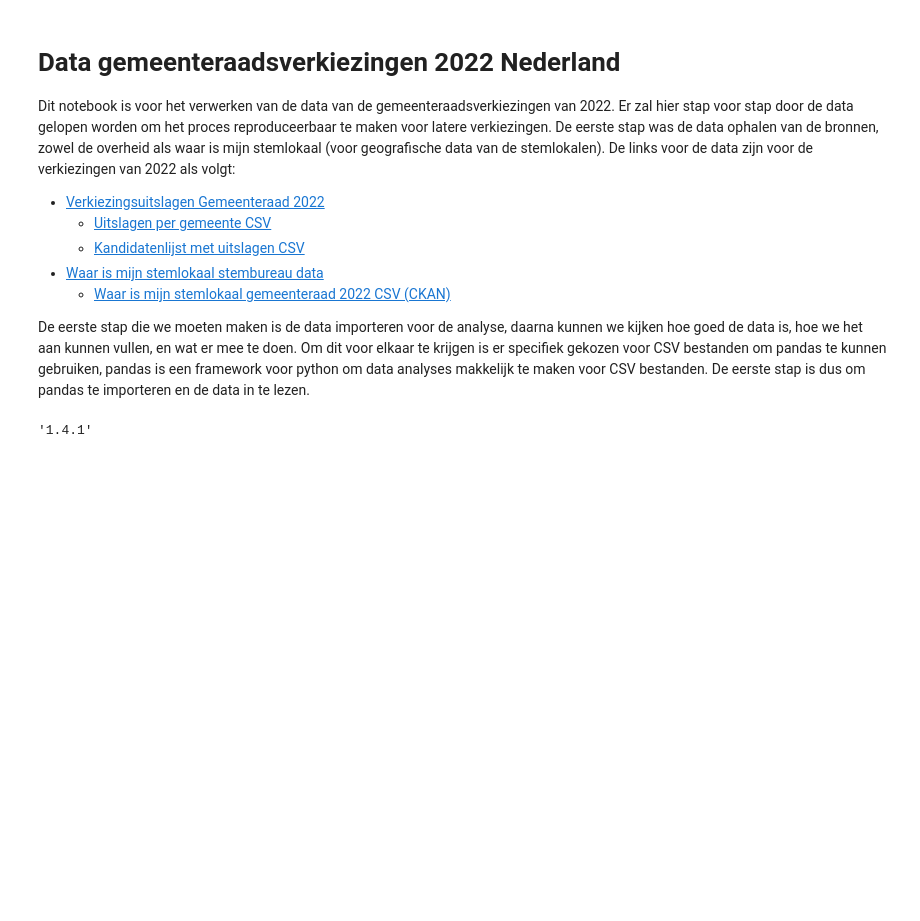
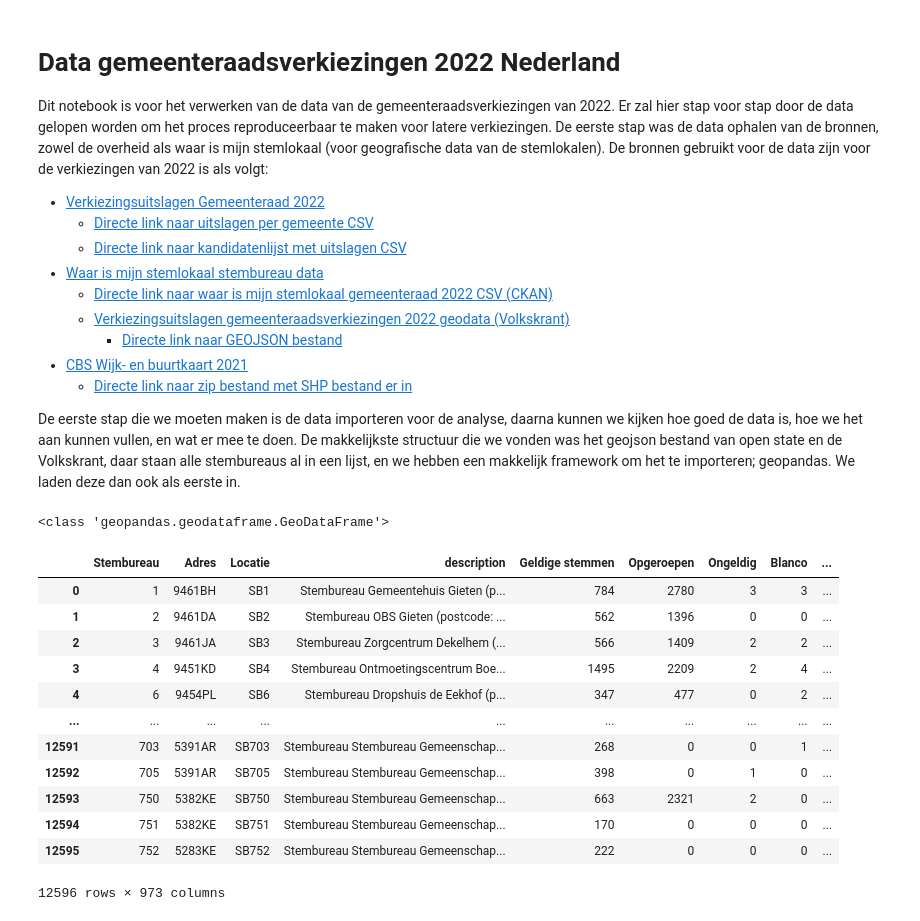
Before and after one commit to openstate/stembureau-meting, a Jupyter notebook: jupyter/stembureau_data.ipynb, the cells around one changed output. Cells and saved outputs as stored; diff of their text form; code cells hidden in the pictures; blank space fills up the shorter version.

Commit message:
added shape files, geojson, map projection

```diff
--- a/jupyter/stembureau_data.ipynb
+++ b/jupyter/stembureau_data.ipynb
@@ -1,17 +1,39 @@
 # %% [markdown]
 # Data gemeenteraadsverkiezingen 2022 Nederland
 
-Dit notebook is voor het verwerken van de data van de gemeenteraadsverkiezingen van 2022. Er zal hier stap voor stap door de data gelopen worden om het proces reproduceerbaar te maken voor latere verkiezingen. De eerste stap was de data ophalen van de bronnen, zowel de overheid als waar is mijn stemlokaal (voor geografische data van de stemlokalen). De links voor de data zijn voor de verkiezingen van 2022 als volgt:
+Dit notebook is voor het verwerken van de data van de gemeenteraadsverkiezingen van 2022. Er zal hier stap voor stap door de data gelopen worden om het proces reproduceerbaar te maken voor latere verkiezingen. De eerste stap was de data ophalen van de bronnen, zowel de overheid als waar is mijn stemlokaal (voor geografische data van de stemlokalen). De bronnen gebruikt voor de data zijn voor de verkiezingen van 2022 is als volgt:
 
 - [Verkiezingsuitslagen Gemeenteraad 2022](https://data.overheid.nl/dataset/verkiezingsuitslagen-gemeenteraad-2022#panel-resources)
-  - [Uitslagen per gemeente CSV](https://data.overheid.nl/sites/default/files/dataset/08b04bec-3332-4c76-bb0c-68bfaeb5df43/resources/GR2022_osv4-3_2022-03-24T15.33.zip)
-  - [Kandidatenlijst met uitslagen CSV](https://data.overheid.nl/sites/default/files/dataset/08b04bec-3332-4c76-bb0c-68bfaeb5df43/resources/GR2022_alle-kandidaten_2022-02-22T08.34.csv)
+  - [Directe link naar uitslagen per gemeente CSV](https://data.overheid.nl/sites/default/files/dataset/08b04bec-3332-4c76-bb0c-68bfaeb5df43/resources/GR2022_osv4-3_2022-03-24T15.33.zip)
+  - [Directe link naar kandidatenlijst met uitslagen CSV](https://data.overheid.nl/sites/default/files/dataset/08b04bec-3332-4c76-bb0c-68bfaeb5df43/resources/GR2022_alle-kandidaten_2022-02-22T08.34.csv)
 - [Waar is mijn stemlokaal stembureau data](https://waarismijnstemlokaal.nl/data)
-  - [Waar is mijn stemlokaal gemeenteraad 2022 CSV (CKAN)](https://ckan.dataplatform.nl/datastore/dump/d6a1b4c4-73c8-457b-9b75-a38428bded68)
+  - [Directe link naar waar is mijn stemlokaal gemeenteraad 2022 CSV (CKAN)](https://ckan.dataplatform.nl/datastore/dump/d6a1b4c4-73c8-457b-9b75-a38428bded68)
+  - [Verkiezingsuitslagen gemeenteraadsverkiezingen 2022 geodata (Volkskrant)](https://data.openstate.eu/dataset/verkiezingsuitslagen-gemeenteraadsverkiezingen-2022)
+    - [Directe link naar GEOJSON bestand](https://data.openstate.eu/dataset/a1767f1b-bf0c-409b-b3b1-3af9954b57f4/resource/413be255-5070-48f4-b631-895097976abb/download/2022gr.geo.json)
+- [CBS Wijk- en buurtkaart 2021](https://www.cbs.nl/nl-nl/dossier/nederland-regionaal/geografische-data/wijk-en-buurtkaart-2021)
+  - [Directe link naar zip bestand met SHP bestand er in](https://www.cbs.nl/-/media/cbs/dossiers/nederland-regionaal/wijk-en-buurtstatistieken/wijkbuurtkaart_2021_v1.zip)
 
-De eerste stap die we moeten maken is de data importeren voor de analyse, daarna kunnen we kijken hoe goed de data is, hoe we het aan kunnen vullen, en wat er mee te doen. Om dit voor elkaar te krijgen is er specifiek gekozen voor CSV bestanden om pandas te kunnen gebruiken, pandas is een framework voor python om data analyses makkelijk te maken voor CSV bestanden. De eerste stap is dus om pandas te importeren en de data in te lezen.
+De eerste stap die we moeten maken is de data importeren voor de analyse, daarna kunnen we kijken hoe goed de data is, hoe we het aan kunnen vullen, en wat er mee te doen. De makkelijkste structuur die we vonden was het geojson bestand van open state en de Volkskrant, daar staan alle stembureaus al in een lijst, en we hebben een makkelijk framework om het te importeren; geopandas. We laden deze dan ook als eerste in.
-# %%
-import pandas
-pandas.__version__
-# %% [output]
-'1.4.1'
+# %%
+import pandas as pd
+import geopandas as gpd
+
+crs = {'init':'EPSG:4326'}
+df_geojson = gpd.read_file(r'../data/2022gr.geo.json', crs=crs)
+print(type(df_geojson))
+df_geojson
+# %% [output]
+<class 'geopandas.geodataframe.GeoDataFrame'>
+|  | Stembureau | Adres | Locatie | description | Geldige stemmen | Opgeroepen | Ongeldig | Blanco | ... |
+| 0 | 1 | 9461BH | SB1 | Stembureau Gemeentehuis Gieten (p... | 784 | 2780 | 3 | 3 | ... |
+| 1 | 2 | 9461DA | SB2 | Stembureau OBS Gieten (postcode: ... | 562 | 1396 | 0 | 0 | ... |
+| 2 | 3 | 9461JA | SB3 | Stembureau Zorgcentrum Dekelhem (... | 566 | 1409 | 2 | 2 | ... |
+| 3 | 4 | 9451KD | SB4 | Stembureau Ontmoetingscentrum Boe... | 1495 | 2209 | 2 | 4 | ... |
+| 4 | 6 | 9454PL | SB6 | Stembureau Dropshuis de Eekhof (p... | 347 | 477 | 0 | 2 | ... |
+| ... | ... | ... | ... | ... | ... | ... | ... | ... | ... |
+| 12591 | 703 | 5391AR | SB703 | Stembureau Stembureau Gemeenschap... | 268 | 0 | 0 | 1 | ... |
+| 12592 | 705 | 5391AR | SB705 | Stembureau Stembureau Gemeenschap... | 398 | 0 | 1 | 0 | ... |
+| 12593 | 750 | 5382KE | SB750 | Stembureau Stembureau Gemeenschap... | 663 | 2321 | 2 | 0 | ... |
+| 12594 | 751 | 5382KE | SB751 | Stembureau Stembureau Gemeenschap... | 170 | 0 | 0 | 0 | ... |
+| 12595 | 752 | 5283KE | SB752 | Stembureau Stembureau Gemeenschap... | 222 | 0 | 0 | 0 | ... |
+12596 rows × 973 columns
```
Also changed, not shown: parts of 6 cells of this notebook, 10 other files.
